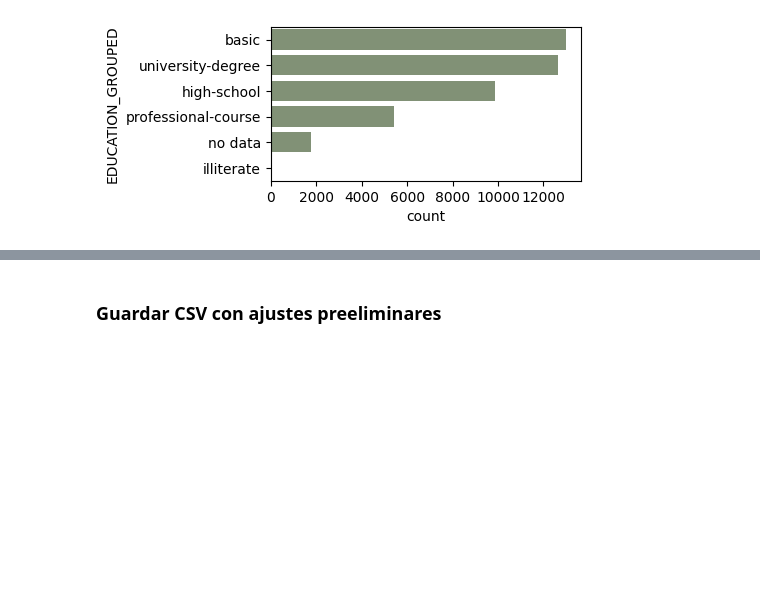
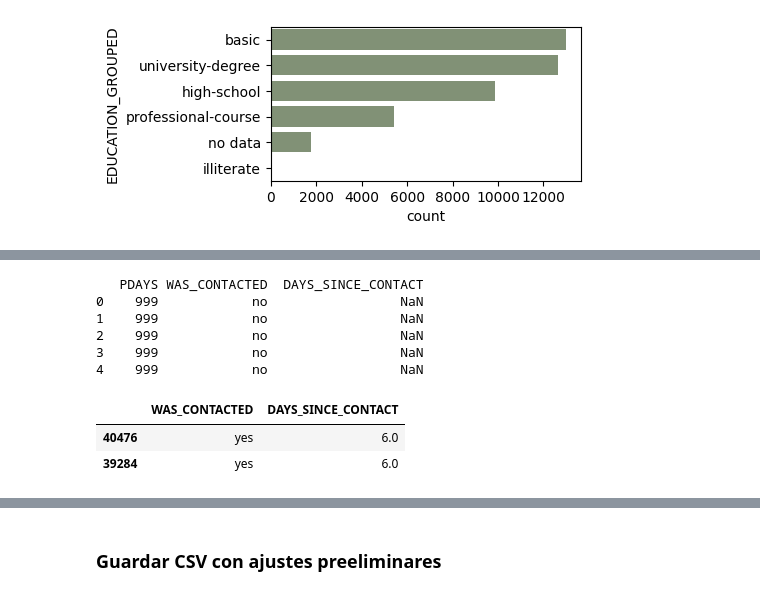
Before and after one commit to PalomaDA/DataProyect_EDA_Python, a Jupyter notebook: 02-limpieza.ipynb, the cells around one changed output, grey strips where cells are left out. Drawn from its saved outputs; the diff is of its cells as text; code cells hidden in the pictures; blank space fills up the shorter version.

```diff
--- a/02-limpieza.ipynb
+++ b/02-limpieza.ipynb
@@ -260,3 +282,27 @@ plt.show()
+# %%
+# Crear variable categórica
+df_bank['WAS_CONTACTED'] = df_bank['PDAYS'].ne(999)  # True/False
+df_bank['WAS_CONTACTED'] = df_bank['WAS_CONTACTED'].map({True: 'yes', False: 'no'})
+df_bank['WAS_CONTACTED'] = df_bank['WAS_CONTACTED'].astype('category')
+
+# Crear variable numérica limpia (999 -> NaN)
+df_bank['DAYS_SINCE_CONTACT'] = df_bank['PDAYS'].replace(999, np.nan)
+
+# Verificamos
+print(df_bank[['PDAYS', 'WAS_CONTACTED', 'DAYS_SINCE_CONTACT']].head())
+# %% [output]
+   PDAYS WAS_CONTACTED  DAYS_SINCE_CONTACT
+0    999            no                 NaN
+1    999            no                 NaN
+2    999            no                 NaN
+3    999            no                 NaN
+4    999            no                 NaN
+# %%
+df_bank[["WAS_CONTACTED", "DAYS_SINCE_CONTACT"]][df_bank.PDAYS != 999].sample(2)
+# %% [output]
+|  | WAS_CONTACTED | DAYS_SINCE_CONTACT |
+| 40476 | yes | 6.0 |
+| 39284 | yes | 6.0 |
 # %% [markdown]
 ## Resumen de la Gestión Total de Limpieza de Datos
 
```
Also changed, not shown: parts of 10 cells of this notebook, 3 other files.
